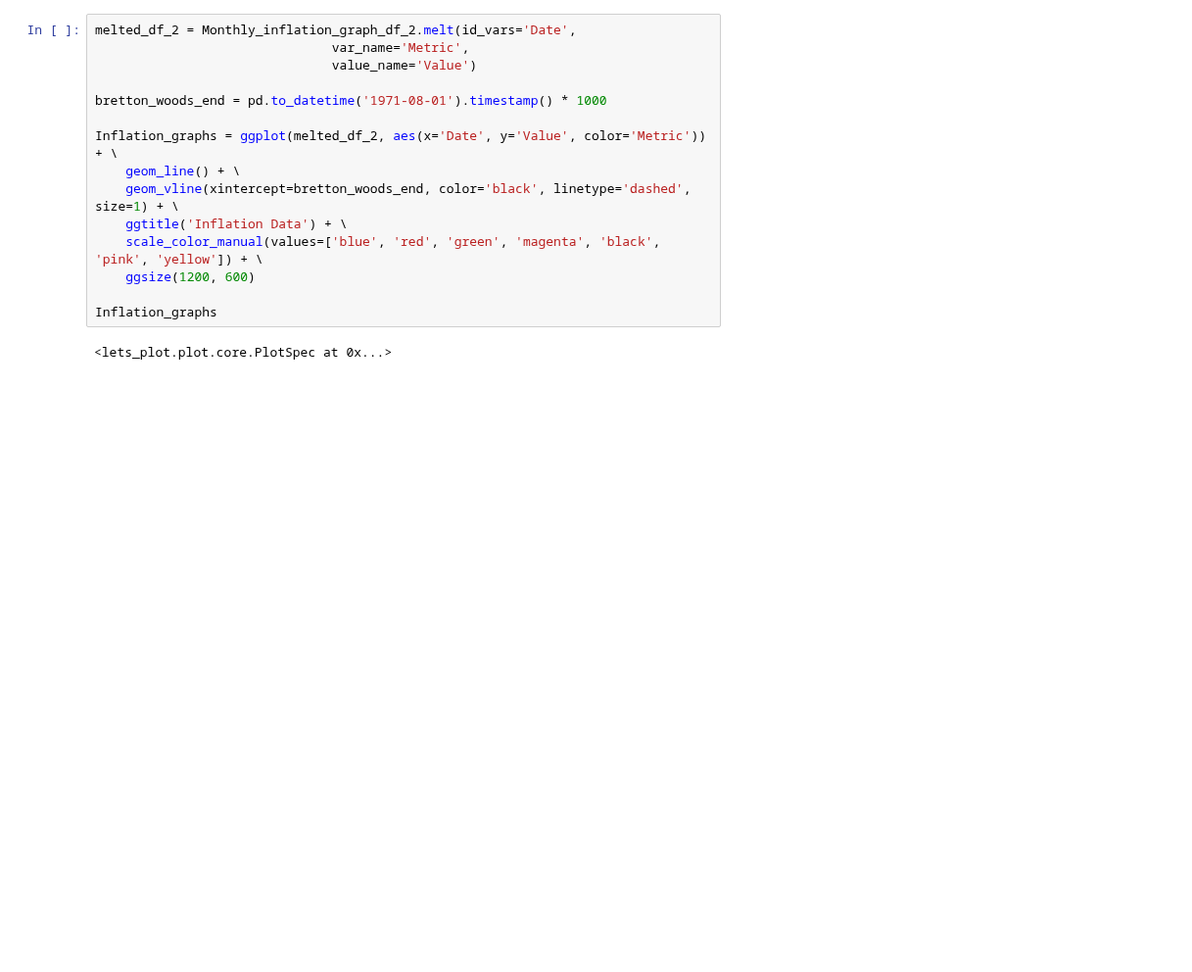
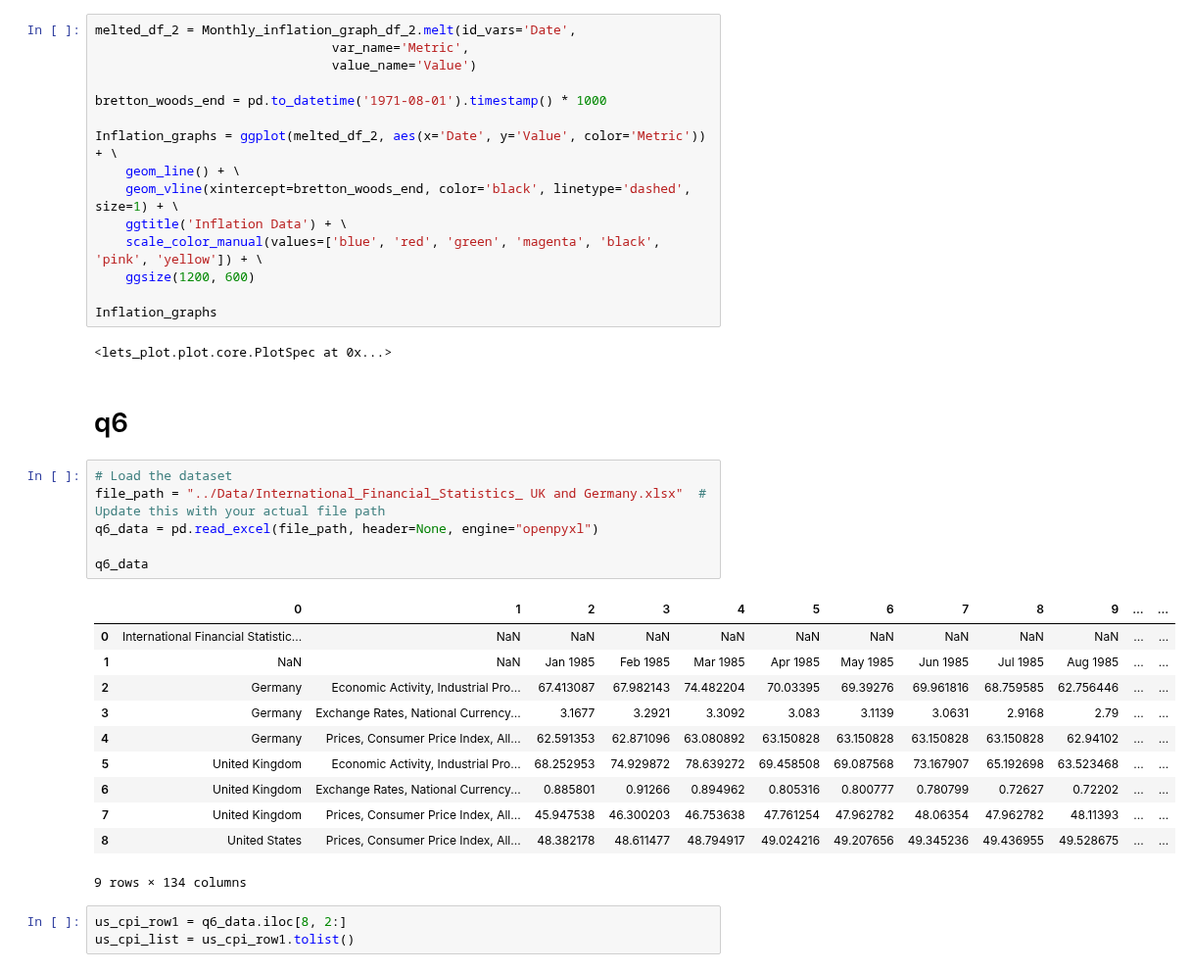
Before and after one commit to SparklyPlant/The-Grave-of-Ming, a Jupyter notebook: Code/NB1.ipynb, the cells around one changed output. Shown at 98% size. Saved outputs shown, nothing was run; the diff lists cells and outputs as text; blank space fills up the shorter version.

```diff
--- a/Code/NB1.ipynb
+++ b/Code/NB1.ipynb
@@ -914,3 +910,26 @@ Inflation_graphs = ggplot(melted_df_2, aes(x='Date', y='Value', color='Metric'))
 Inflation_graphs
 # %% [output]
 <lets_plot.plot.core.PlotSpec at 0x...>
+# %% [markdown]
+# q6
+# %%
+# Load the dataset
+file_path = "../Data/International_Financial_Statistics_ UK and Germany.xlsx"  # Update this with your actual file path
+q6_data = pd.read_excel(file_path, header=None, engine="openpyxl")
+
+q6_data
+# %% [output]
+|  | 0 | 1 | 2 | 3 | 4 | 5 | 6 | 7 | 8 | 9 | ... | ... |
+| 0 | International Financial Statistic... | NaN | NaN | NaN | NaN | NaN | NaN | NaN | NaN | NaN | ... | ... |
+| 1 | NaN | NaN | Jan 1985 | Feb 1985 | Mar 1985 | Apr 1985 | May 1985 | Jun 1985 | Jul 1985 | Aug 1985 | ... | ... |
+| 2 | Germany | Economic Activity, Industrial Pro... | 67.413087 | 67.982143 | 74.482204 | 70.03395 | 69.39276 | 69.961816 | 68.759585 | 62.756446 | ... | ... |
+| 3 | Germany | Exchange Rates, National Currency... | 3.1677 | 3.2921 | 3.3092 | 3.083 | 3.1139 | 3.0631 | 2.9168 | 2.79 | ... | ... |
+| 4 | Germany | Prices, Consumer Price Index, All... | 62.591353 | 62.871096 | 63.080892 | 63.150828 | 63.150828 | 63.150828 | 63.150828 | 62.94102 | ... | ... |
+| 5 | United Kingdom | Economic Activity, Industrial Pro... | 68.252953 | 74.929872 | 78.639272 | 69.458508 | 69.087568 | 73.167907 | 65.192698 | 63.523468 | ... | ... |
+| 6 | United Kingdom | Exchange Rates, National Currency... | 0.885801 | 0.91266 | 0.894962 | 0.805316 | 0.800777 | 0.780799 | 0.72627 | 0.72202 | ... | ... |
+| 7 | United Kingdom | Prices, Consumer Price Index, All... | 45.947538 | 46.300203 | 46.753638 | 47.761254 | 47.962782 | 48.06354 | 47.962782 | 48.11393 | ... | ... |
+| 8 | United States | Prices, Consumer Price Index, All... | 48.382178 | 48.611477 | 48.794917 | 49.024216 | 49.207656 | 49.345236 | 49.436955 | 49.528675 | ... | ... |
+9 rows × 134 columns
+# %%
+us_cpi_row1 = q6_data.iloc[8, 2:]
+us_cpi_list = us_cpi_row1.tolist()
```
Also changed, not shown: parts of 20 cells of this notebook.
